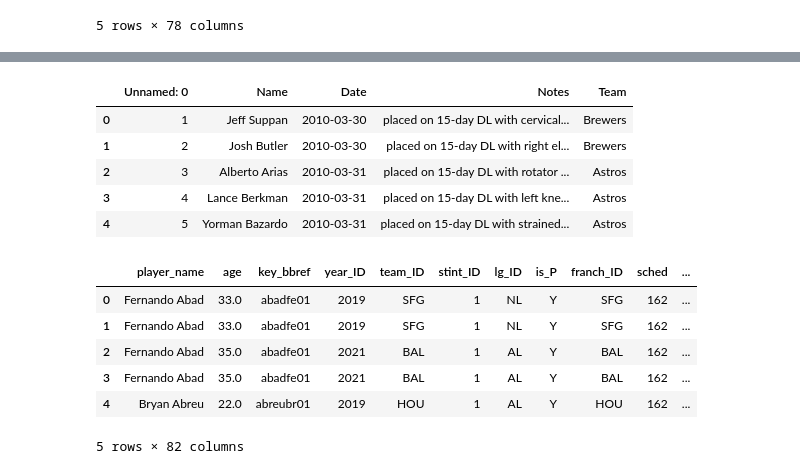
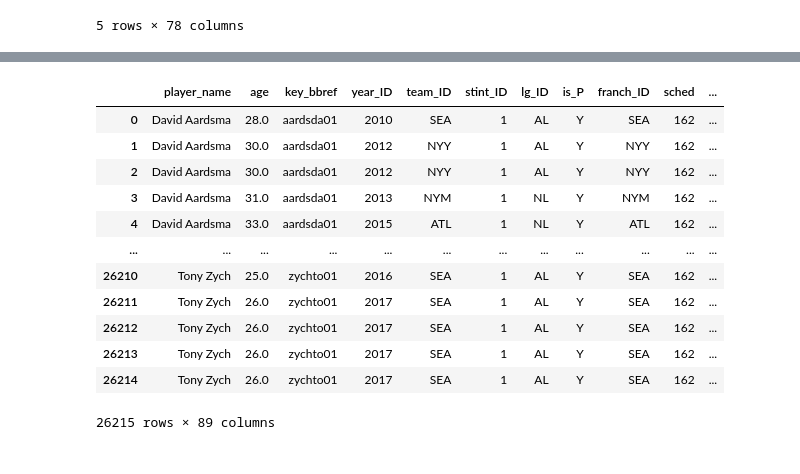
Before and after one commit to brianrwheatley/final-baseball-war-stats, a Jupyter notebook: Machine_Learning/nn_injury_war.ipynb, the cells around one changed output, grey strips where cells are left out. Drawn from its saved outputs; the diff is of its cells as text; code cells hidden in the pictures.

Commit message:
Updated Machine Learning

```diff
--- a/Machine_Learning/nn_injury_war.ipynb
+++ b/Machine_Learning/nn_injury_war.ipynb
@@ -20,7 +28,7 @@ war_df.head()
 5 rows × 78 columns
 # %%
 # Create seperate Dataframe for injury dataset
-url2 = 'https://raw.githubusercontent.com/brianrwheatley/final-baseball-war-stats/main/Resources/cleaned_injury_data.csv'
+url2 = 'https://raw.githubusercontent.com/brianrwheatley/final-baseball-war-stats/finding_injury_length/final_injury_data.csv'
 injury_df = pd.read_csv(url2, encoding='latin-1')
-injury_df.head()
+injury_df
 # %% [output]
@@ -33,6 +58,6 @@ injury_df.head()
 # %%
-# Filter Dataframe to years in question >=2018
-war_df=war_df[war_df.year_ID >=2018]
+# Filter Dataframe to years in question >=2010
+war_df=war_df[war_df.year_ID >=2010]
 war_df
 # %% [output]
 |  | player_name | age | key_bbref | year_ID | team_ID | stint_ID | lg_ID | is_P | franch_ID | sched | ... |
@@ -51,27 +76,21 @@ war_df
-# %%
-# Remove activated notes from dataset
-injury_df = injury_df[injury_df["Notes"].str.contains("activated" ) == False]
-injury_df.head()
-# %% [output]
-|  | Unnamed: 0 | Name | Date | Notes | Team |
-| 0 | 1 | Jeff Suppan | 2010-03-30 | placed on 15-day DL with cervical... | Brewers |
-| 1 | 2 | Josh Butler | 2010-03-30 | placed on 15-day DL with right el... | Brewers |
-| 2 | 3 | Alberto Arias | 2010-03-31 | placed on 15-day DL with rotator ... | Astros |
-| 3 | 4 | Lance Berkman | 2010-03-31 | placed on 15-day DL with left kne... | Astros |
-| 4 | 5 | Yorman Bazardo | 2010-03-31 | placed on 15-day DL with strained... | Astros |
 # %%
-# Quick Merge of dataframes to test in machine learning.  Removing Name from injury database that is merged
-injury_war_df = pd.merge(war_df, injury_df, left_on='player_name', right_on='Name')
-injury_war_df = injury_war_df.drop("Name", 1)
-injury_war_df.head()
+# Merge of dataframes to test in machine learning.
+injury_war_df = pd.merge(war_df, injury_df, how = 'left', left_on= ['player_name', 'year_ID'], right_on= ["Name", "year"])
+injury_war_df
 # %% [output]
 |  | player_name | age | key_bbref | year_ID | team_ID | stint_ID | lg_ID | is_P | franch_ID | sched | ... |
-| 0 | Fernando Abad | 33.0 | abadfe01 | 2019 | SFG | 1 | NL | Y | SFG | 162 | ... |
-| 1 | Fernando Abad | 33.0 | abadfe01 | 2019 | SFG | 1 | NL | Y | SFG | 162 | ... |
-| 2 | Fernando Abad | 35.0 | abadfe01 | 2021 | BAL | 1 | AL | Y | BAL | 162 | ... |
-| 3 | Fernando Abad | 35.0 | abadfe01 | 2021 | BAL | 1 | AL | Y | BAL | 162 | ... |
-| 4 | Bryan Abreu | 22.0 | abreubr01 | 2019 | HOU | 1 | AL | Y | HOU | 162 | ... |
+| 0 | David Aardsma | 28.0 | aardsda01 | 2010 | SEA | 1 | AL | Y | SEA | 162 | ... |
+| 1 | David Aardsma | 30.0 | aardsda01 | 2012 | NYY | 1 | AL | Y | NYY | 162 | ... |
+| 2 | David Aardsma | 30.0 | aardsda01 | 2012 | NYY | 1 | AL | Y | NYY | 162 | ... |
+| 3 | David Aardsma | 31.0 | aardsda01 | 2013 | NYM | 1 | NL | Y | NYM | 162 | ... |
+| 4 | David Aardsma | 33.0 | aardsda01 | 2015 | ATL | 1 | NL | Y | ATL | 162 | ... |
+| ... | ... | ... | ... | ... | ... | ... | ... | ... | ... | ... | ... |
+| 26210 | Tony Zych | 25.0 | zychto01 | 2016 | SEA | 1 | AL | Y | SEA | 162 | ... |
+| 26211 | Tony Zych | 26.0 | zychto01 | 2017 | SEA | 1 | AL | Y | SEA | 162 | ... |
+| 26212 | Tony Zych | 26.0 | zychto01 | 2017 | SEA | 1 | AL | Y | SEA | 162 | ... |
+| 26213 | Tony Zych | 26.0 | zychto01 | 2017 | SEA | 1 | AL | Y | SEA | 162 | ... |
+| 26214 | Tony Zych | 26.0 | zychto01 | 2017 | SEA | 1 | AL | Y | SEA | 162 | ... |
-5 rows × 82 columns
+26215 rows × 89 columns
 # %%
 # Use dtypes to check column values
 injury_war_df.dtypes
```
Also changed, not shown: parts of 34 cells of this notebook.
